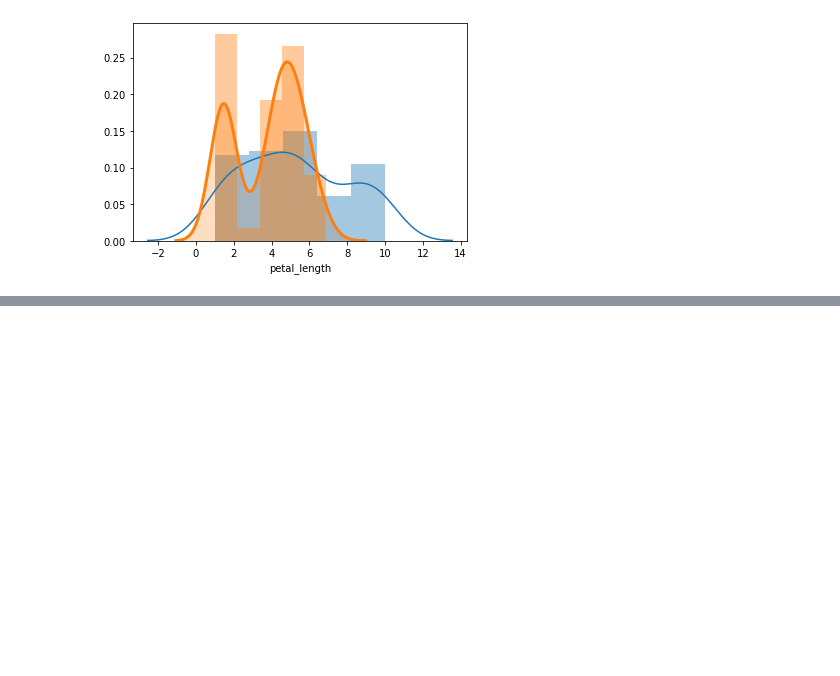
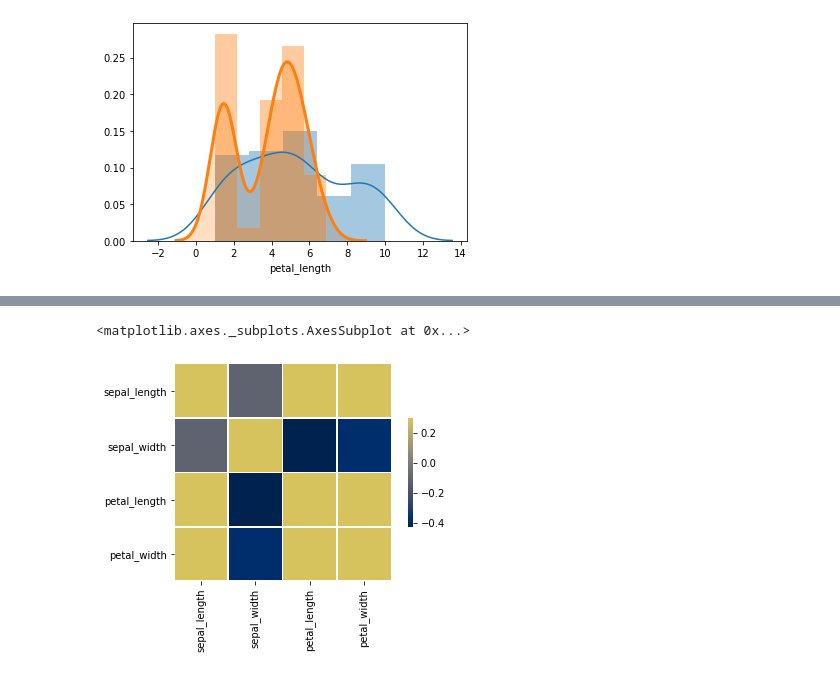
Before and after one commit to gmsarti/aprendendo_ciencia_de_dados, a Jupyter notebook: Estatística/estat_pratica.ipynb, the cells around one changed output, grey strips where cells are left out. Drawn from its saved outputs; the diff is of its cells as text; code cells hidden in the pictures; blank space fills up the shorter version.

Commit message:
Correlação e gráfico de dispersão

```diff
--- a/Estatística/estat_pratica.ipynb
+++ b/Estatística/estat_pratica.ipynb
@@ -331,0 +407,12 @@ display(sns.distplot(iris['petal_length'], hist = True, kde_kws = {'shade': True
+# %%
+# Matriz de correlação
+
+corr = iris.corr()
+
+# Para o color mapping (cmap) pode consultar aqui: https://matplotlib.org/3.1.0/tutorials/colors/colormaps.html
+
+sns.heatmap(corr, vmax=.3, center=0, cmap = 'cividis',
+            square=True, linewidths=.5, cbar_kws={"shrink": .5})
+# %% [output]
+<matplotlib.axes._subplots.AxesSubplot at 0x...>
+[figure, added]
```
Also changed, not shown: parts of 7 cells of this notebook.
